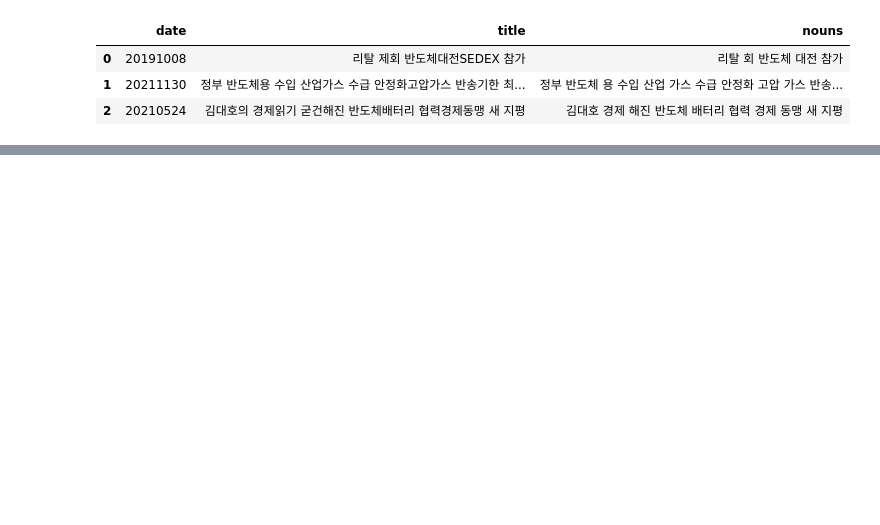
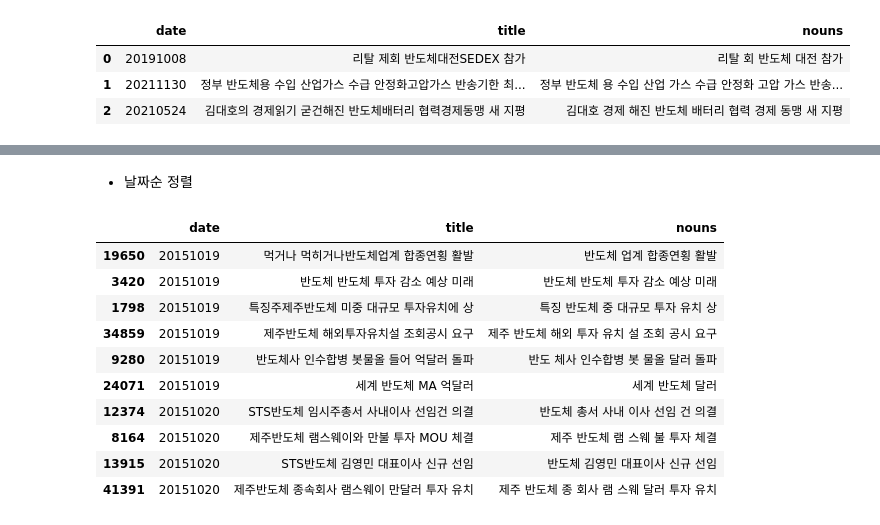
Before and after one commit to youngai1112/HK_Project, a Jupyter notebook: 7_자연어처리/05_labeling_ver1.ipynb, the cells around one changed output, grey strips where cells are left out. Drawn from its saved outputs; the diff is of its cells as text; code cells hidden in the pictures; blank space fills up the shorter version.

```diff
--- a/7_자연어처리/05_labeling_ver1.ipynb
+++ b/7_자연어처리/05_labeling_ver1.ipynb
@@ -78,0 +96,17 @@ news_test.head(3)
+# %% [markdown]
+- 날짜순 정렬
+# %%
+news_data = news_data.sort_values(by="date")
+news_data.head(10)
+# %% [output]
+|  | date | title | nouns |
+| 19650 | 20151019 | 먹거나 먹히거나반도체업계 합종연횡 활발 | 반도체 업계 합종연횡 활발 |
+| 3420 | 20151019 | 반도체 반도체 투자 감소 예상 미래 | 반도체 반도체 투자 감소 예상 미래 |
+| 1798 | 20151019 | 특징주제주반도체 미중 대규모 투자유치에 상 | 특징 반도체 중 대규모 투자 유치 상 |
+| 34859 | 20151019 | 제주반도체 해외투자유치설 조회공시 요구 | 제주 반도체 해외 투자 유치 설 조회 공시 요구 |
+| 9280 | 20151019 | 반도체사 인수합병 봇물올 들어 억달러 돌파 | 반도 체사 인수합병 봇 물올 달러 돌파 |
+| 24071 | 20151019 | 세계 반도체 MA 억달러 | 세계 반도체 달러 |
+| 12374 | 20151020 | STS반도체 임시주총서 사내이사 선임건 의결 | 반도체 총서 사내 이사 선임 건 의결 |
+| 8164 | 20151020 | 제주반도체 램스웨이와 만불 투자 MOU 체결 | 제주 반도체 램 스웨 불 투자 체결 |
+| 13915 | 20151020 | STS반도체 김영민 대표이사 신규 선임 | 반도체 김영민 대표이사 신규 선임 |
+| 41391 | 20151020 | 제주반도체 종속회사 램스웨이 만달러 투자 유치 | 제주 반도체 종 회사 램 스웨 달러 투자 유치 |
```
Also changed, not shown: parts of 9 cells of this notebook.
